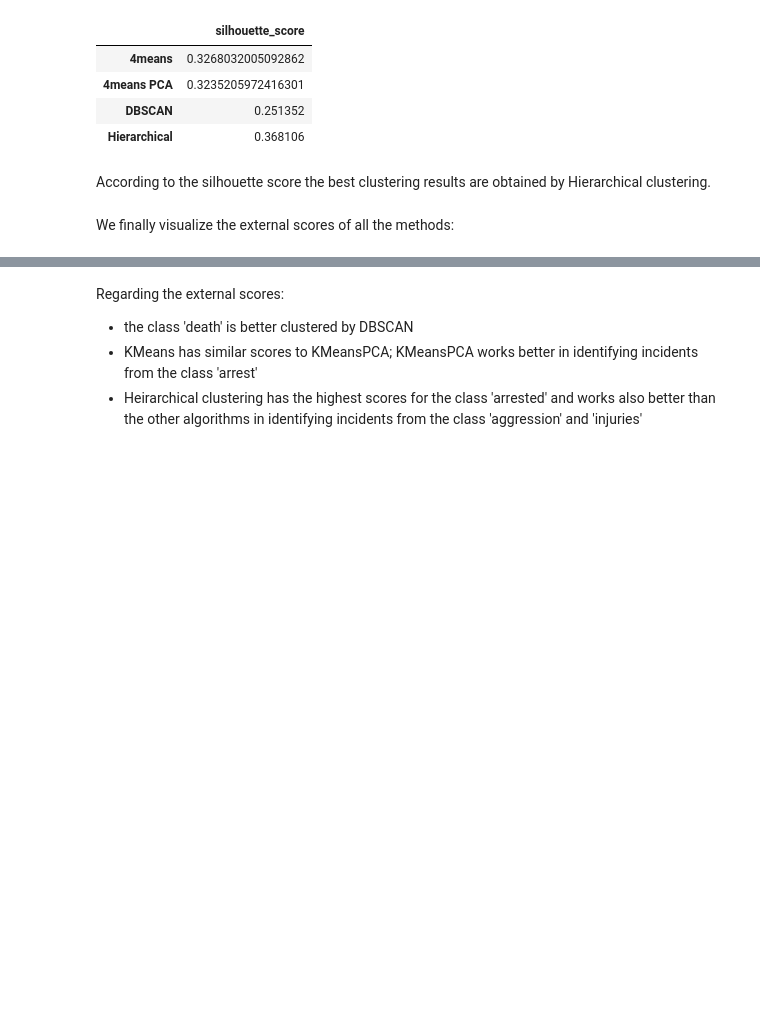
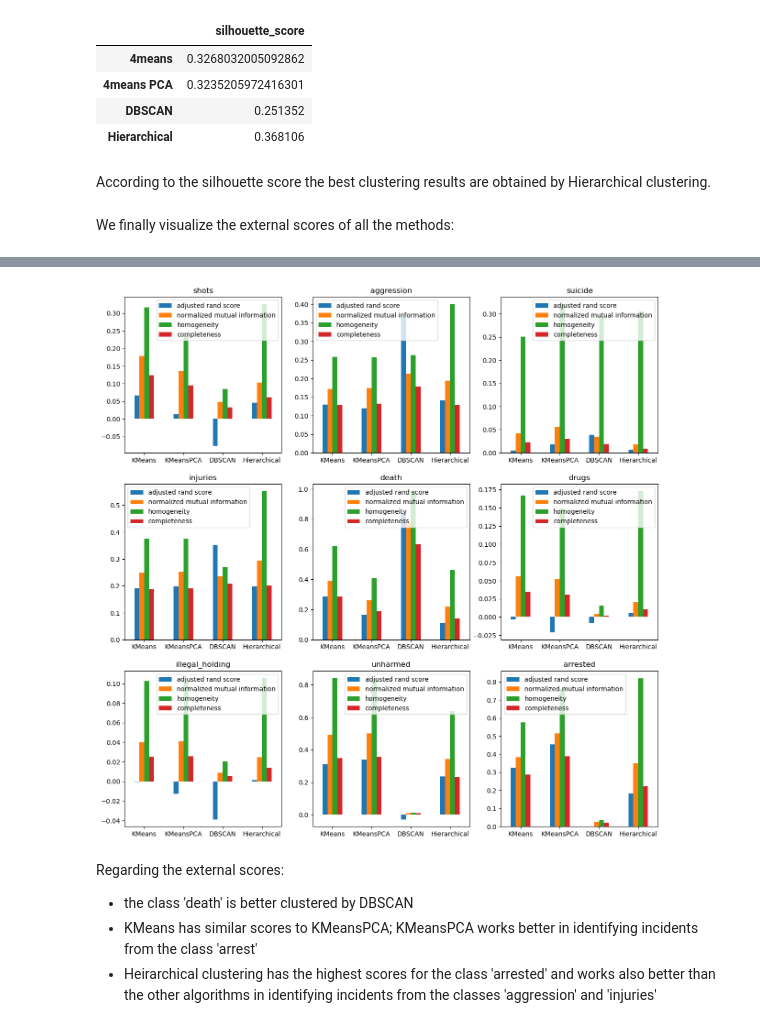
Before and after one commit to USA-Gun-Incidents/USA-gun-incidents, a Jupyter notebook: TASK_2/clustering_comparison.ipynb, the cells around one changed output, grey strips where cells are left out. Drawn from its saved outputs; the diff is of its cells as text; code cells hidden in the pictures; blank space fills up the shorter version.

```diff
--- a/TASK_2/clustering_comparison.ipynb
+++ b/TASK_2/clustering_comparison.ipynb
@@ -131,5 +126,11 @@ Hierarchical
+# %%
+fig, axs = plt.subplots(3, 3, figsize=(15, 15))
+for i, key in enumerate(scores_per_feature):
+    pd.DataFrame(np.array(scores_per_feature[key]), index=algs_order, columns=scores_order).plot.bar(rot=0, title=key, ax=axs[int(i/3)][i%3])
+# %% [output]
+[figure, added]
 # %% [markdown]
 Regarding the external scores:
 - the class 'death' is better clustered by DBSCAN
 - KMeans has similar scores to KMeansPCA; KMeansPCA works better in identifying incidents from the class 'arrest'
-- Heirarchical clustering has the highest scores for the class 'arrested' and works also better than the other algorithms in identifying incidents from the class 'aggression' and 'injuries'
+- Heirarchical clustering has the highest scores for the class 'arrested' and works also better than the other algorithms in identifying incidents from the classes 'aggression' and 'injuries'
```
Also changed, not shown: parts of 9 cells of this notebook.
